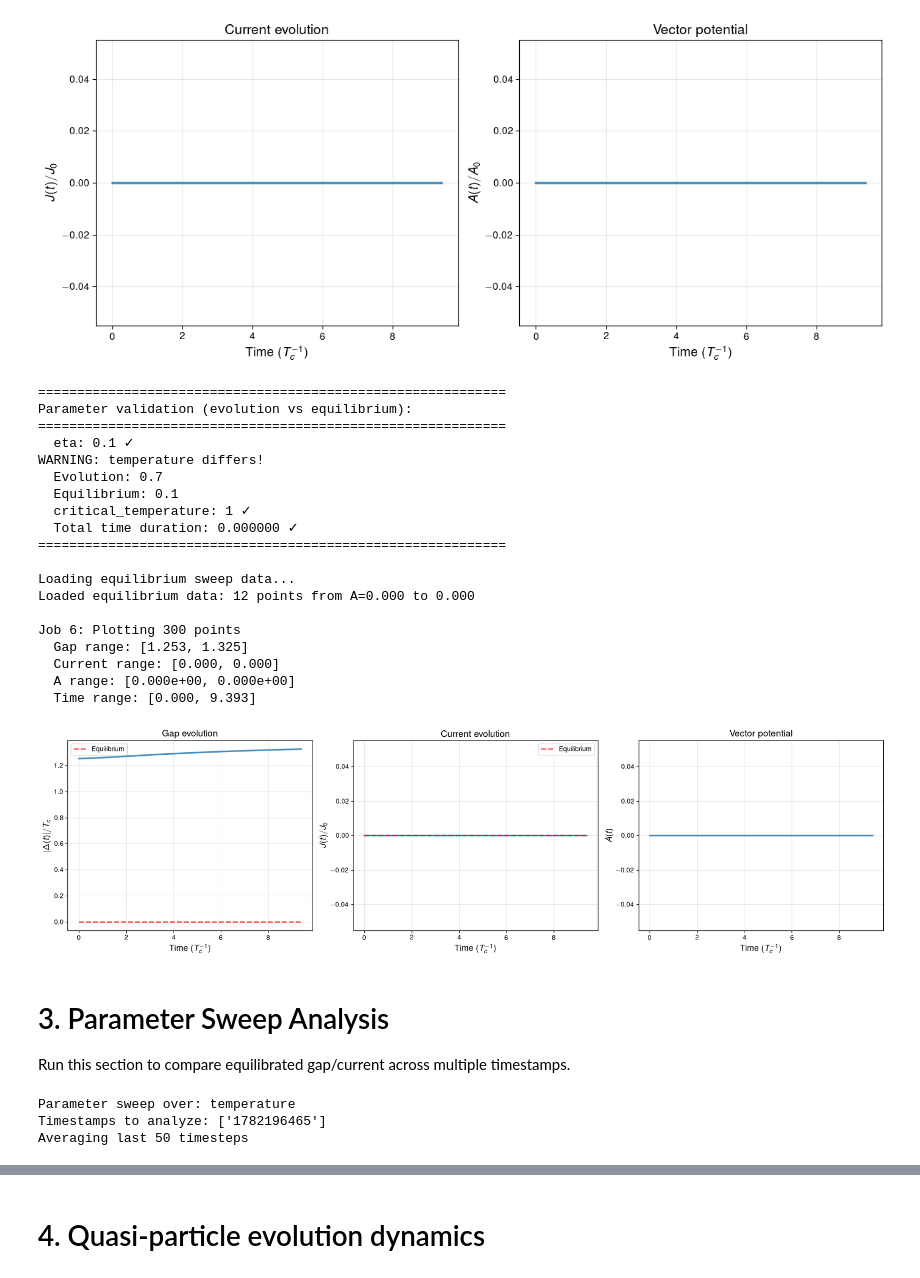
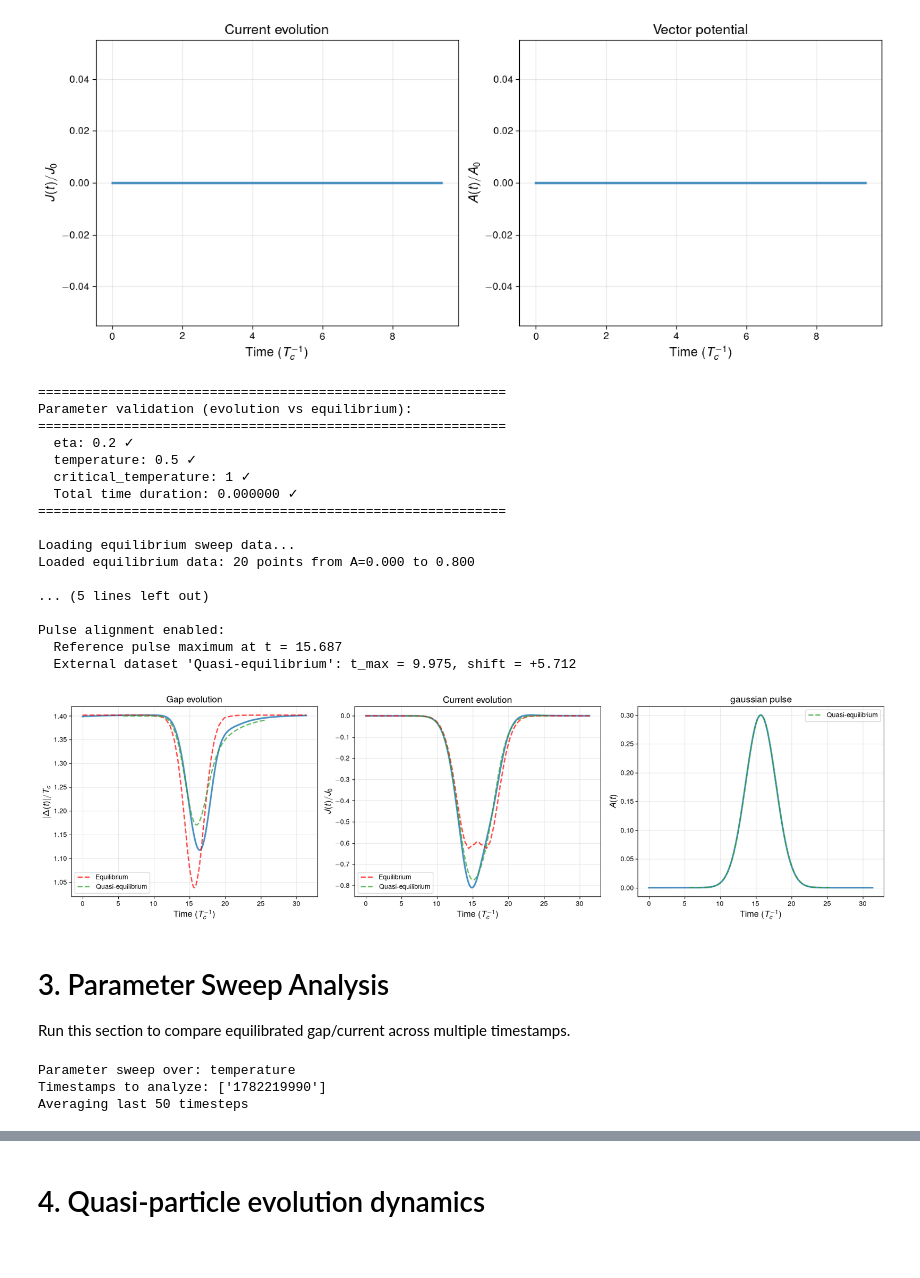
Before and after one commit to j-curtis/psBQP, a Jupyter notebook: Analyze_solutions.ipynb, the cells around one changed output, grey strips where cells are left out. Saved outputs shown, nothing was run; the diff lists cells and outputs as text; code cells hidden in the pictures.

```diff
--- a/Analyze_solutions.ipynb
+++ b/Analyze_solutions.ipynb
@@ -227,2 +225,11 @@ dict_keys(['t_scan_T_c_scaling', 't_scan_gaps', 'temp_list', 'q_scan_gaps', 'q_s
+# %%
+# reading jons data
+data_dir = 'Jons_pulses/'
+
+# Read simple array files
+jons_time_pts = np.load(os.path.join(data_dir, 'time_pts.npy'))
+jons_gaps = np.load(os.path.join(data_dir, 'gaps.npy'))
+jons_vector_potentials = np.load(os.path.join(data_dir, 'vector_potentials.npy'))
+jons_total_current = np.load(os.path.join(data_dir, 'total_current.npy'))
 # %%
 #check_timestamp = '1780759388'  # Timestamp folder to analyze -- refernce one from equilibrium
@@ -393,9 +401,9 @@ Time-Translation Invariance Results:
 # %% [markdown]
 # 2. Gap and Current Analysis
 # %%
-evolution_timestamp = '1782196465'
-evolution_job_index = 7
-equilibrium_timestamp = '1782196485'
+evolution_timestamp = '1782221046'
+evolution_job_index = 0
+equilibrium_timestamp = '1782220134'
 # %%
 # Plot gap evolution for this job
 da.plot_gap(evolution_timestamp, evolution_job_index, save_plot=False)
@@ -409,40 +417,45 @@ da.plot_current(evolution_timestamp, evolution_job_index, save_plot=False)
 # %%
 da.plot_gap_current_combined(
       timestamp=evolution_timestamp,           # Your time evolution run
-      job_index=6,                      # Specific job to plot
+      job_index=evolution_job_index,                      # Specific job to plot
       equilibrium_timestamp=equilibrium_timestamp,  # Your equilibrium sweep run
       n_average=100,                    # Average last 100 timesteps for equilibrium
-      save_plot=False                    # Save to Figures/
+      save_plot=False,
+      times_external = jons_time_pts,
+      gaps_external = jons_gaps[evolution_job_index]/jons_gaps[evolution_job_index][0] * 1.4,
+      currents_external = jons_total_current[evolution_job_index],
+      A_external = jons_vector_potentials[evolution_job_index],
+      labels_external = 'Quasi-equilibrium',
+      align_pulses = True              # Save to Figures/
   )
 # %% [output]
 ============================================================
 Parameter validation (evolution vs equilibrium):
 ============================================================
-  eta: 0.1 ✓
-WARNING: temperature differs!
-  Evolution: 0.7
-  Equilibrium: 0.1
+  eta: 0.2 ✓
+  temperature: 0.5 ✓
   critical_temperature: 1 ✓
   Total time duration: 0.000000 ✓
 ============================================================
 
 Loading equilibrium sweep data...
-Loaded equilibrium data: 12 points from A=0.000 to 0.000
+Loaded equilibrium data: 20 points from A=0.000 to 0.800
 
-Job 6: Plotting 300 points
-  Gap range: [1.253, 1.325]
-  Current range: [0.000, 0.000]
-  A range: [0.000e+00, 0.000e+00]
-  Time range: [0.000, 9.393]
+... (5 lines left out)
+
+Pulse alignment enabled:
+  Reference pulse maximum at t = 15.687
+  External dataset 'Quasi-equilibrium': t_max = 9.975, shift = +5.712
-[figure, old version]
+[figure, new version]
 # %% [markdown]
 # 3. Parameter Sweep Analysis
 
 Run this section to compare equilibrated gap/current across multiple timestamps.
 # %%
 # Define timestamps for parameter sweep comparison
-sweep_timestamps = ['1782196465']  # Add more timestamps as needed: ['ts1', 'ts2', ...]
-#'1781865083', 1781702763
+sweep_timestamps = ['1782219990']  # Add more timestamps as needed: ['ts1', 'ts2', ...]
+# '1782219875' -- eta = 0.1; '1782219990' -- eta = 0.2
+
 # Parameters to sweep over: 'temperature' or 'vector_potential'
 sweep_parameter = 'temperature'
 
@@ -454,7 +467,7 @@ print(f"Timestamps to analyze: {sweep_timestamps}")
 print(f"Averaging last {n_average} timesteps")
 # %% [output]
 Parameter sweep over: temperature
-Timestamps to analyze: ['1782196465']
+Timestamps to analyze: ['1782219990']
 Averaging last 50 timesteps
 # %%
 # Plot equilibrated gap vs parameter
```
Also changed, not shown: parts of 20 cells of this notebook, 25 other files.
